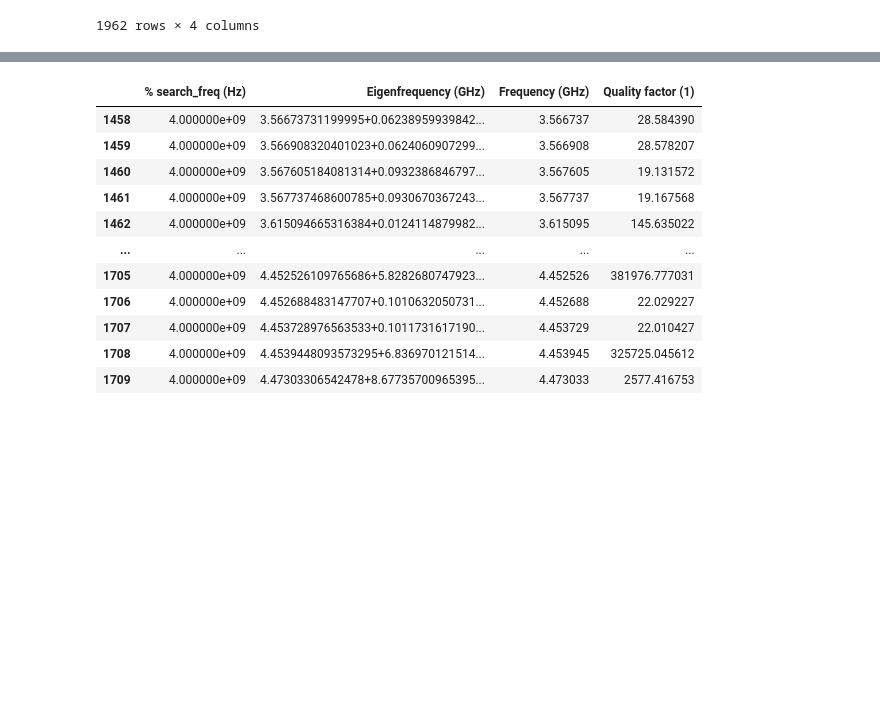
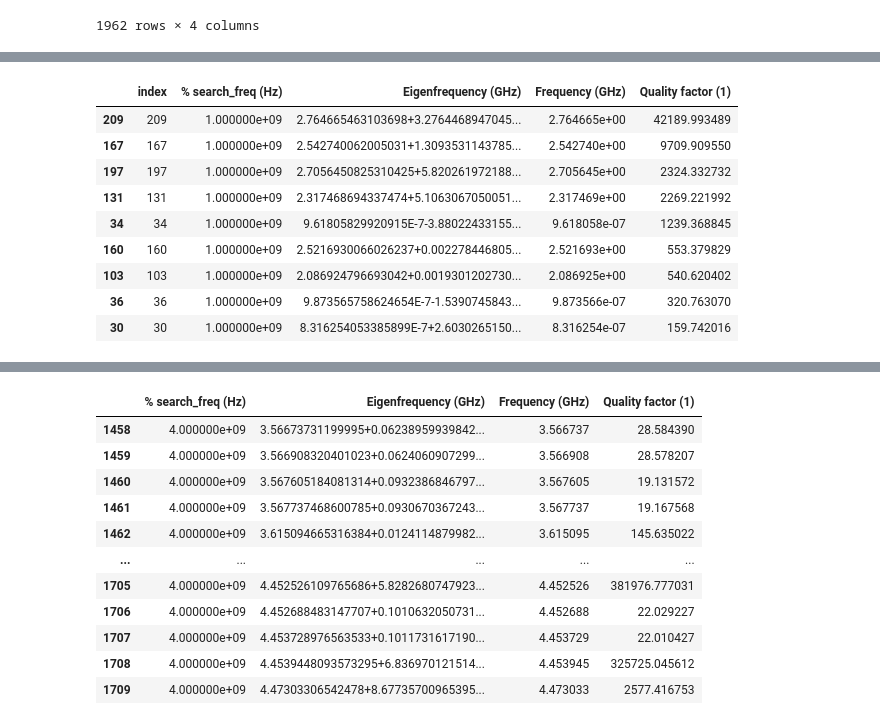
Before and after one commit to leay01/whispering_gallery_MAIN, a Jupyter notebook: wgm_code/Q_fac_analysis/Qfac_new.ipynb, the cells around one changed output, grey strips where cells are left out. Cells and saved outputs as stored; diff of their text form; code cells hidden in the pictures; blank space fills up the shorter version.

```diff
--- a/wgm_code/Q_fac_analysis/Qfac_new.ipynb
+++ b/wgm_code/Q_fac_analysis/Qfac_new.ipynb
@@ -76,0 +188,24 @@ Q3p5[Q3p5[]]
+# %%
+peak_index_dict = {}
+peaks_per_step = []
+
+for i in range(len(param_array)):
+    signal_step_i = Q1to5[Q1to5['% search_freq (Hz)']==param_array[i]].reset_index(inplace=False)
+    Q_peaks_i, _ = spg.find_peaks(signal_step_i['Quality factor (1)'])
+    Q_table_indexed = signal_step_i.loc[Q_peaks_i]
+    max_Q_peaks = Q_table_indexed.sort_values('Quality factor (1)', ascending=False).iloc[0:9]
+    peaks_per_step.append(max_Q_peaks)
+    peak_index_dict[i] = {'center freq (param)': param_array[i], 'indices': max_Q_peaks.index}
+# %%
+peaks_per_step[0]
+# %% [output]
+|  | index | % search_freq (Hz) | Eigenfrequency (GHz) | Frequency (GHz) | Quality factor (1) |
+| 209 | 209 | 1.000000e+09 | 2.764665463103698+3.2764468947045... | 2.764665e+00 | 42189.993489 |
+| 167 | 167 | 1.000000e+09 | 2.542740062005031+1.3093531143785... | 2.542740e+00 | 9709.909550 |
+| 197 | 197 | 1.000000e+09 | 2.7056450825310425+5.820261972188... | 2.705645e+00 | 2324.332732 |
+| 131 | 131 | 1.000000e+09 | 2.317468694337474+5.1063067050051... | 2.317469e+00 | 2269.221992 |
+| 34 | 34 | 1.000000e+09 | 9.61805829920915E-7-3.88022433155... | 9.618058e-07 | 1239.368845 |
+| 160 | 160 | 1.000000e+09 | 2.5216930066026237+0.002278446805... | 2.521693e+00 | 553.379829 |
+| 103 | 103 | 1.000000e+09 | 2.086924796693042+0.0019301202730... | 2.086925e+00 | 540.620402 |
+| 36 | 36 | 1.000000e+09 | 9.873565758624654E-7-1.5390745843... | 9.873566e-07 | 320.763070 |
+| 30 | 30 | 1.000000e+09 | 8.316254053385899E-7+2.6030265150... | 8.316254e-07 | 159.742016 |
```
Also changed, not shown: parts of 24 cells of this notebook, 4 other files.
